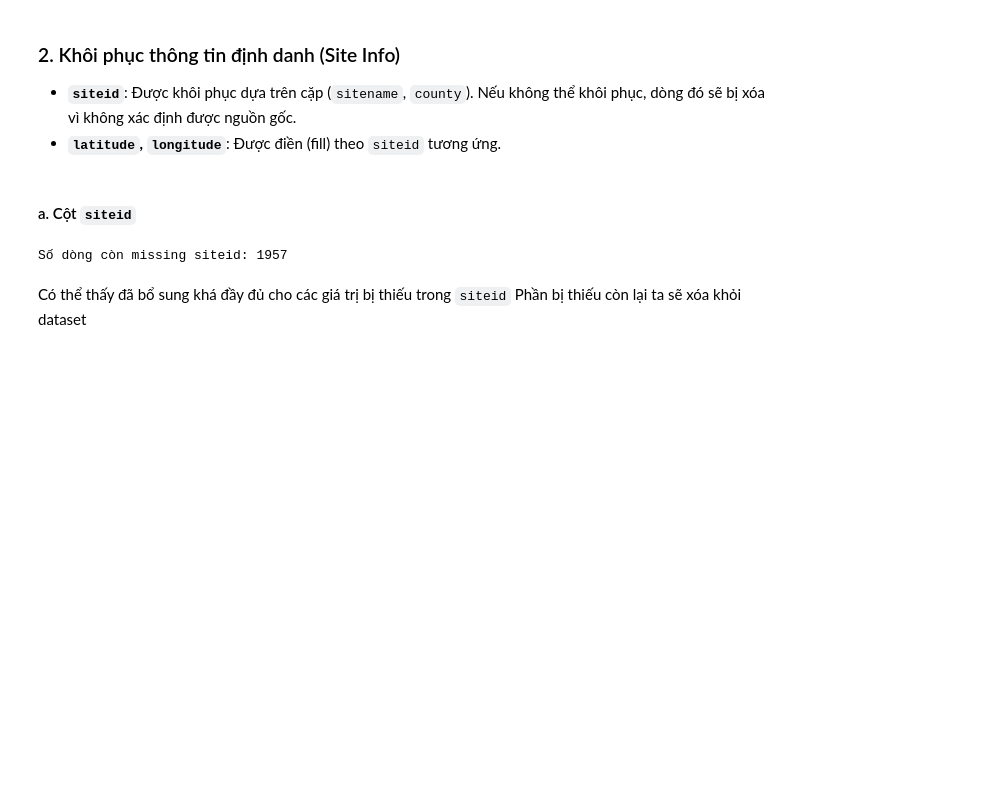
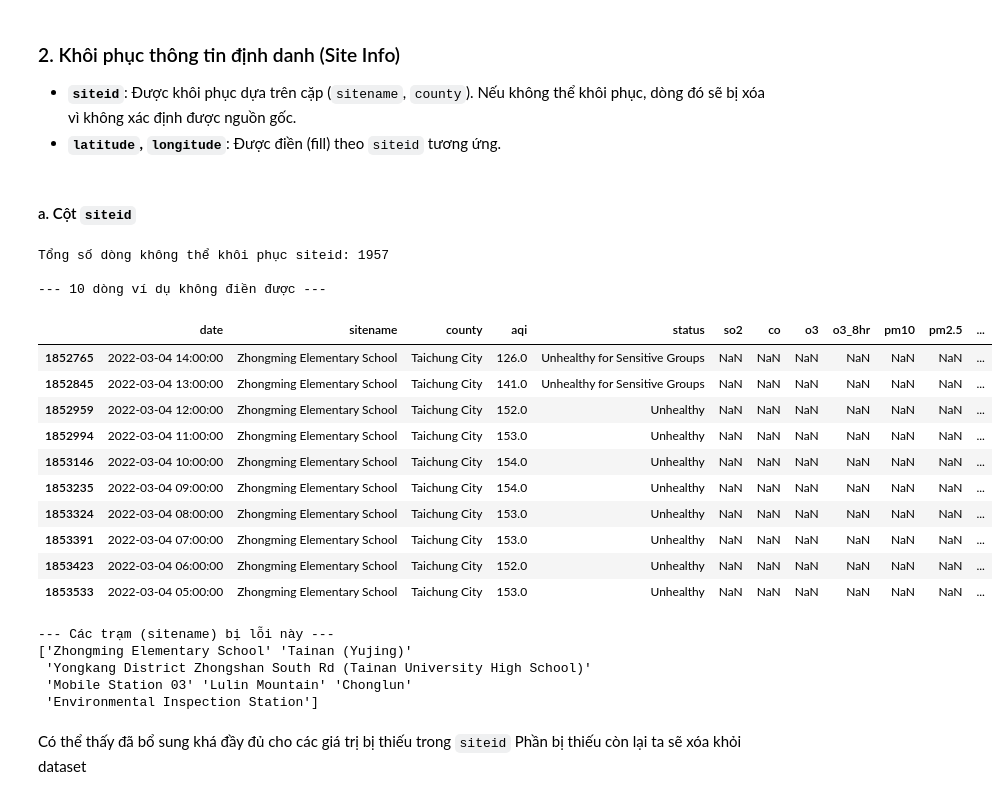
Before and after one commit to AnhTuan28112005/Taiwan-Air-Quality, a Jupyter notebook: notebooks/02_data_preprocessing.ipynb, the cells around one changed output. Saved outputs shown, nothing was run; the diff lists cells and outputs as text; code cells hidden in the pictures; blank space fills up the shorter version.

```diff
--- a/notebooks/02_data_preprocessing.ipynb
+++ b/notebooks/02_data_preprocessing.ipynb
@@ -245,11 +245,40 @@ df_cleaned = df_cleaned.drop(columns=[c for c in cols_to_drop if c in df_cleaned
 df_cleaned["siteid"] = df_cleaned["siteid"].fillna(
     df_cleaned.groupby(["sitename", "county"])["siteid"].transform("first")
 )
-# %%
-# Xem số dòng vẫn còn missing siteid
-print("Số dòng còn missing siteid:", df_cleaned["siteid"].isna().sum())
-# %% [output]
-Số dòng còn missing siteid: 1957
+# %%
+# 1. Lọc ra các dòng mà siteid vẫn còn là NaN sau khi đã chạy lệnh fillna
+rows_failed_to_fill = df_cleaned[df_cleaned["siteid"].isna()]
+
+# 2. In da số lượng tổng
+print(f"Tổng số dòng không thể khôi phục siteid: {len(rows_failed_to_fill)}")
+
+# 3. Hiển thị 10 dòng đầu tiên để kiểm tra "mặt mũi" chúng ra sao
+print("\n--- 10 dòng ví dụ không điền được ---")
+display(rows_failed_to_fill.head(10))
+
+# (Tùy chọn) Xem thử những cái tên trạm (sitename) nào bị lỗi này
+print("\n--- Các trạm (sitename) bị lỗi ngày ---")
+print(rows_failed_to_fill["sitename"].unique())
+# %% [output]
+Tổng số dòng không thể khôi phục siteid: 1957
+
+--- 10 dòng ví dụ không điền được ---
+|  | date | sitename | county | aqi | status | so2 | co | o3 | o3_8hr | pm10 | pm2.5 | ... |
+| 1852765 | 2022-03-04 14:00:00 | Zhongming Elementary School | Taichung City | 126.0 | Unhealthy for Sensitive Groups | NaN | NaN | NaN | NaN | NaN | NaN | ... |
+| 1852845 | 2022-03-04 13:00:00 | Zhongming Elementary School | Taichung City | 141.0 | Unhealthy for Sensitive Groups | NaN | NaN | NaN | NaN | NaN | NaN | ... |
+| 1852959 | 2022-03-04 12:00:00 | Zhongming Elementary School | Taichung City | 152.0 | Unhealthy | NaN | NaN | NaN | NaN | NaN | NaN | ... |
+| 1852994 | 2022-03-04 11:00:00 | Zhongming Elementary School | Taichung City | 153.0 | Unhealthy | NaN | NaN | NaN | NaN | NaN | NaN | ... |
+| 1853146 | 2022-03-04 10:00:00 | Zhongming Elementary School | Taichung City | 154.0 | Unhealthy | NaN | NaN | NaN | NaN | NaN | NaN | ... |
+| 1853235 | 2022-03-04 09:00:00 | Zhongming Elementary School | Taichung City | 154.0 | Unhealthy | NaN | NaN | NaN | NaN | NaN | NaN | ... |
+| 1853324 | 2022-03-04 08:00:00 | Zhongming Elementary School | Taichung City | 153.0 | Unhealthy | NaN | NaN | NaN | NaN | NaN | NaN | ... |
+| 1853391 | 2022-03-04 07:00:00 | Zhongming Elementary School | Taichung City | 153.0 | Unhealthy | NaN | NaN | NaN | NaN | NaN | NaN | ... |
+| 1853423 | 2022-03-04 06:00:00 | Zhongming Elementary School | Taichung City | 152.0 | Unhealthy | NaN | NaN | NaN | NaN | NaN | NaN | ... |
+| 1853533 | 2022-03-04 05:00:00 | Zhongming Elementary School | Taichung City | 153.0 | Unhealthy | NaN | NaN | NaN | NaN | NaN | NaN | ... |
+--- Các trạm (sitename) bị lỗi này ---
+['Zhongming Elementary School' 'Tainan (Yujing)'
+ 'Yongkang District Zhongshan South Rd (Tainan University High School)'
+ 'Mobile Station 03' 'Lulin Mountain' 'Chonglun'
+ 'Environmental Inspection Station']
 # %% [markdown]
 Có thể thấy đã bổ sung khá đầy đủ cho các giá trị bị thiếu trong `siteid`
 Phần bị thiếu còn lại ta sẽ xóa khỏi dataset
```
Also changed, not shown: parts of 4 cells of this notebook, 2 other files.
